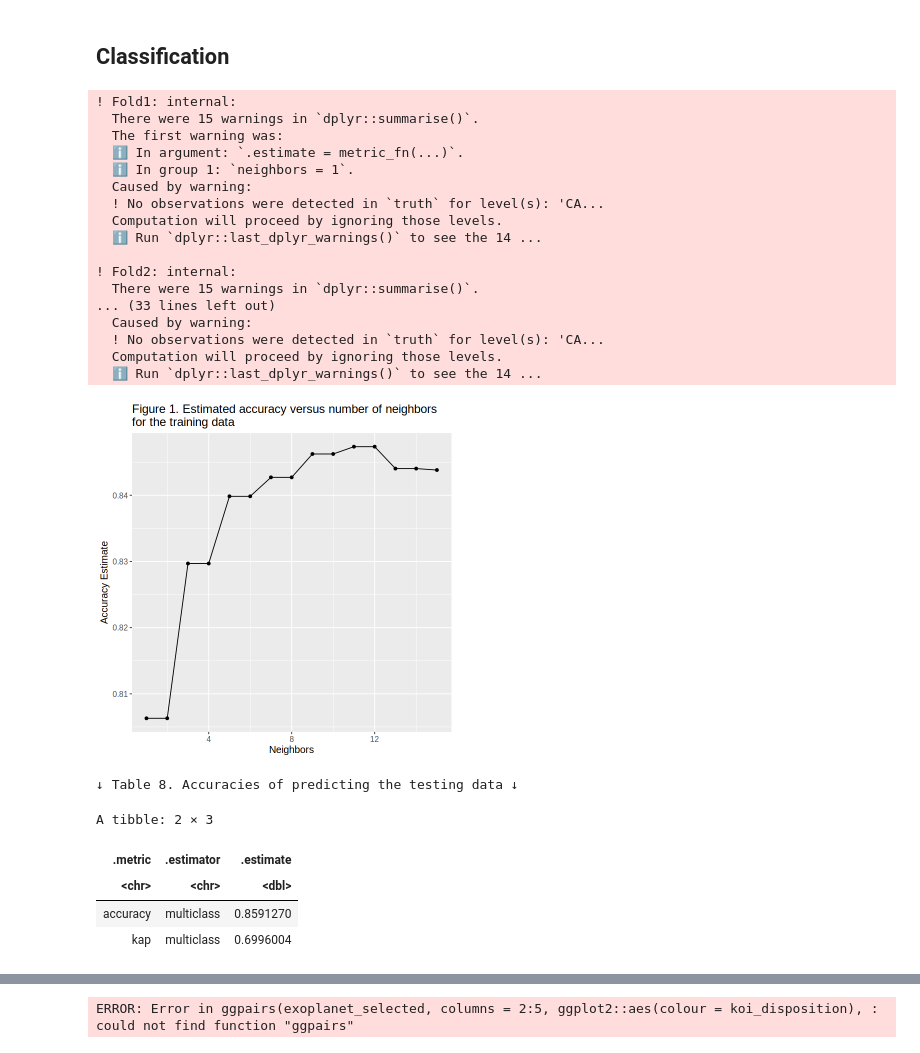
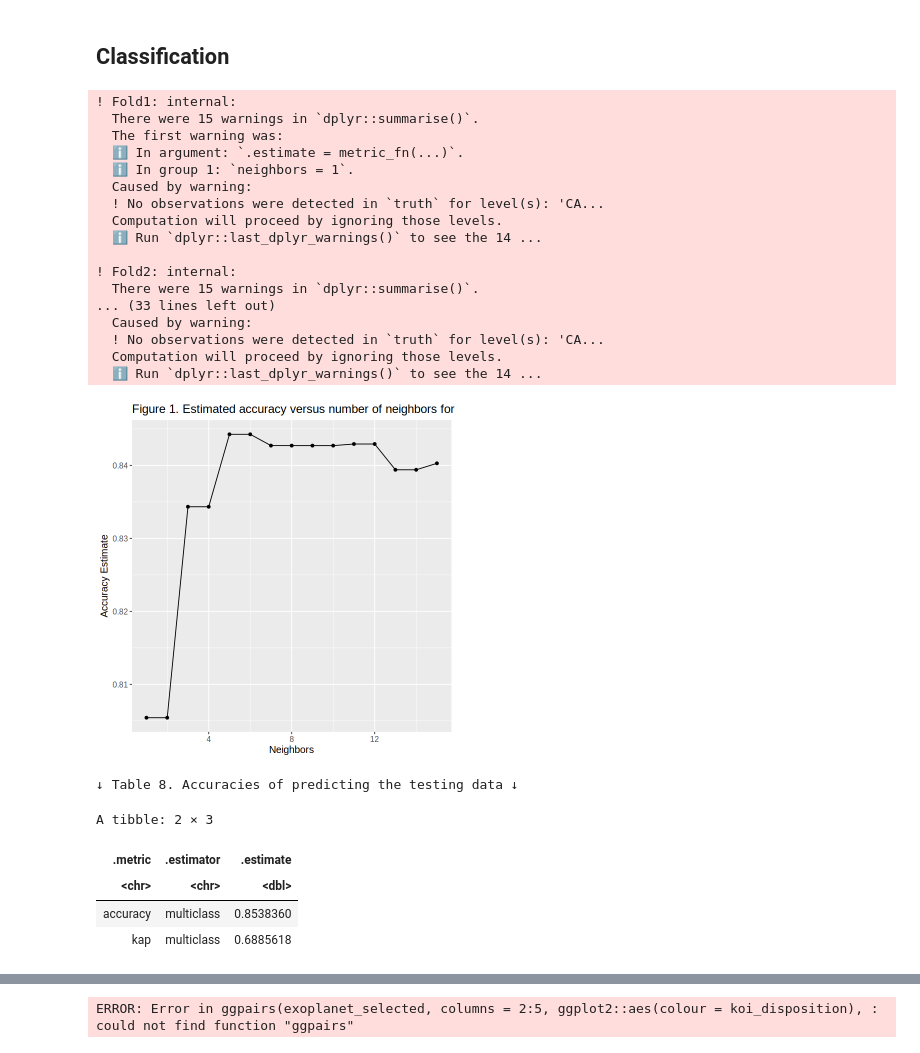
Before and after one commit to QuwackJ/dsci-100-group-37, a Jupyter notebook: Project_Report.ipynb, the cells around one changed output, grey strips where cells are left out. Drawn from its saved outputs; the diff is of its cells as text; code cells hidden in the pictures.

Commit message:
step_scale and step_center on predictors in classification model, edited analysis, edited formatting

```diff
--- a/Project_Report.ipynb
+++ b/Project_Report.ipynb
@@ -167,9 +173,11 @@ set.seed(1234)
 options(repr.plot.height = 6, repr.plot.width = 6)
 
 recipe <- recipe(koi_disposition ~ ., data = training_data) |>
-          step_rm(koi_score)
+          step_rm(koi_score) |>
+          step_scale(all_predictors()) |>
+          step_center(all_predictors())
 
-knn_tune<- nearest_neighbor(weight_func = "rectangular", neighbors = tune()) |>
+knn_tune <- nearest_neighbor(weight_func = "rectangular", neighbors = tune()) |>
            set_engine("kknn") |>
            set_mode("classification")
 
@@ -178,44 +186,43 @@ vfold <- vfold_cv(training_data, v = 5, strata = koi_disposition)
 k_vals <- tibble(neighbors = seq(from = 1, to = 15, by = 1))
 
 knn_fit <- workflow() |>
-      add_recipe(recipe) |>
-      add_model(knn_tune) |>
-      tune_grid(resamples = vfold,grid = k_vals) |>
-      collect_metrics()
+          add_recipe(recipe) |>
+          add_model(knn_tune) |>
+          tune_grid(resamples = vfold, grid = k_vals) |>
+          collect_metrics()
 
-accuracies<- knn_fit |>
-       filter(.metric=="accuracy")
+accuracies <- knn_fit |>
+            filter(.metric == "accuracy")
 
 cross_val_plot <- ggplot(accuracies, aes(x = neighbors, y = mean)) +
                   geom_point() +
                   geom_line() +
                   labs(x = "Neighbors", y = "Accuracy Estimate") +
-                  ggtitle("Figure 1. Estimated accuracy versus number of neighbors
-for the training data") +
+                  ggtitle("Figure 1. Estimated accuracy versus number of neighbors for the training data") +
                   theme(text = element_text(size = 12))
 
 cross_val_plot
 # %% [output]
 ! Fold1: internal:
   There were 15 warnings in `dplyr::summarise()`.
   The first warning was:
   ℹ In argument: `.estimate = metric_fn(...)`.
   ℹ In group 1: `neighbors = 1`.
   Caused by warning:
   ! No observations were detected in `truth` for level(s): 'CA...
   Computation will proceed by ignoring those levels.
   ℹ Run `dplyr::last_dplyr_warnings()` to see the 14 ...
 
 ! Fold2: internal:
   There were 15 warnings in `dplyr::summarise()`.
 ... (33 lines left out)
   Caused by warning:
   ! No observations were detected in `truth` for level(s): 'CA...
   Computation will proceed by ignoring those levels.
   ℹ Run `dplyr::last_dplyr_warnings()` to see the 14 ...
-[figure, old version]
+[figure, new version]
 # %%
-exo_spec <- nearest_neighbor(weight_func = "rectangular", neighbors = 12)|>
+exo_spec <- nearest_neighbor(weight_func = "rectangular", neighbors = 6)|>
           set_engine("kknn") |>
           set_mode("classification")
 
@@ -225,17 +232,18 @@ exo_fit <- workflow() |>
           fit(data = training_data)
 
 final_prediction <- predict(exo_fit, testing_data)|>
-bind_cols(testing_data)
+                    bind_cols(testing_data)
 
-final_prediction_accuracy<-final_prediction|>
-metrics(truth=koi_disposition,estimate=.pred_class)
+final_prediction_accuracy <- final_prediction |>
+                            metrics(truth=koi_disposition,estimate=.pred_class)
 cat("\n↓ Table 8. Accuracies of predicting the testing data ↓\n")
+
 final_prediction_accuracy
 # %% [output]
 ↓ Table 8. Accuracies of predicting the testing data ↓
 A tibble: 2 × 3
 | .metric | .estimator | .estimate |
 | <chr> | <chr> | <dbl> |
-| accuracy | multiclass | 0.8591270 |
-| kap | multiclass | 0.6996004 |
+| accuracy | multiclass | 0.8538360 |
+| kap | multiclass | 0.6885618 |
 # %% [markdown]
```
Also changed, not shown: parts of 5 cells of this notebook.
